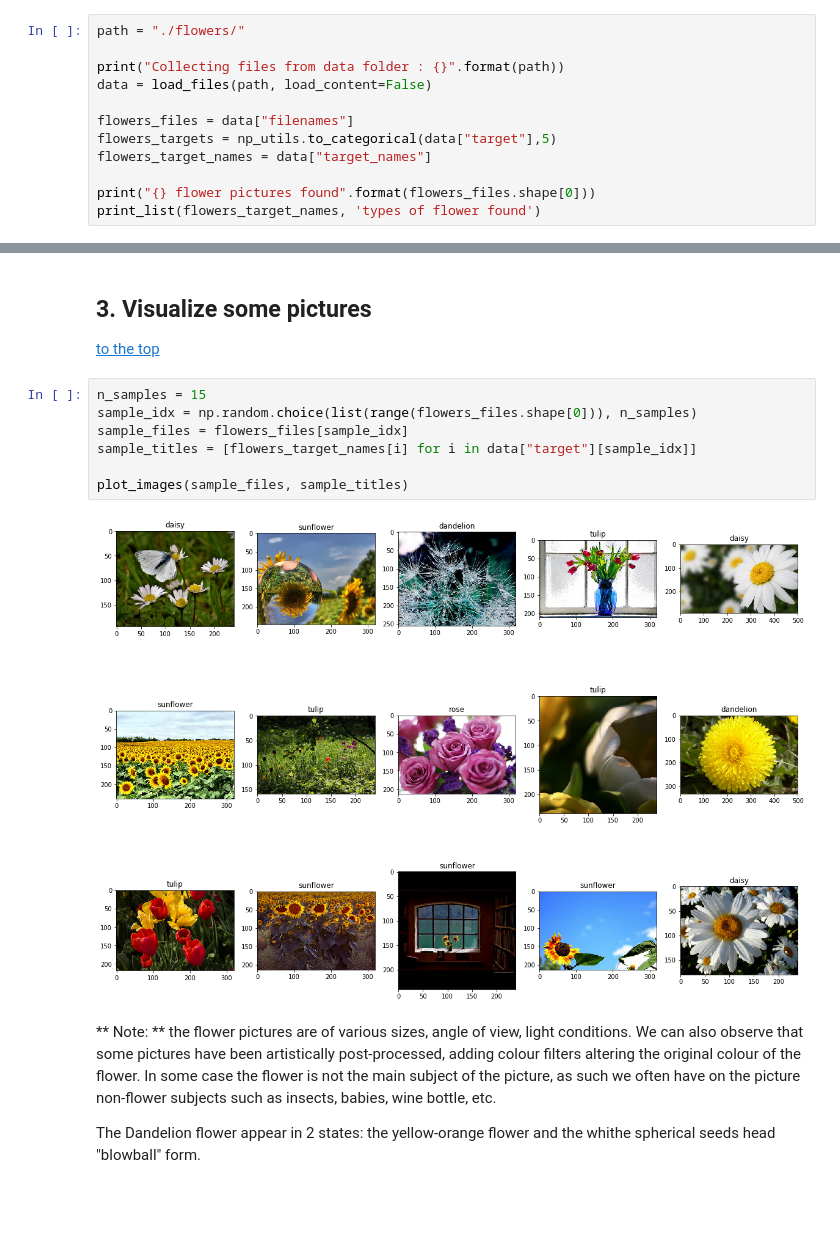
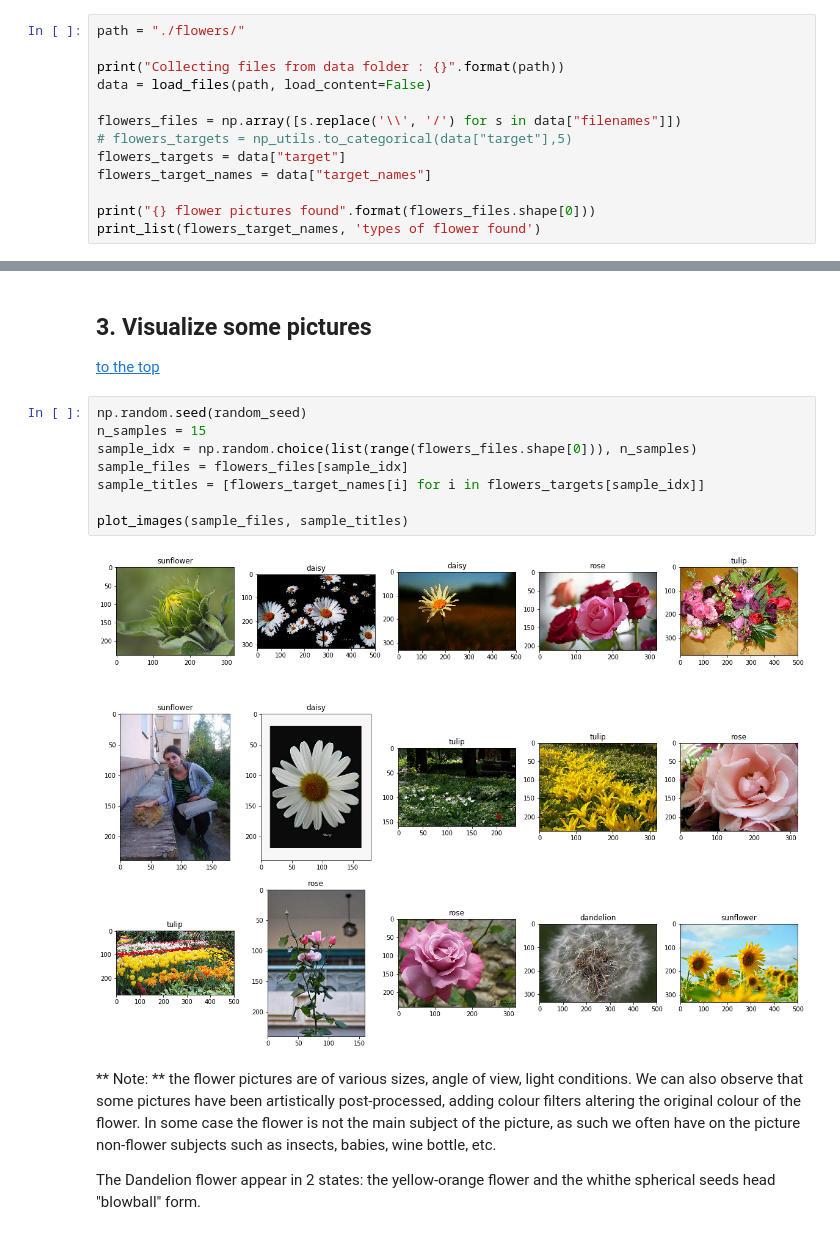
Before and after one commit to remi-ang/Udacity_MLND, a Jupyter notebook: capstone-project/Flowers Recognition.ipynb, the cells around one changed output, grey strips where cells are left out. Drawn from its saved outputs; the diff is of its cells as text; blank space fills up the shorter version.

Commit message:
Capstone project - Data preparation and model construction

```diff
--- a/capstone-project/Flowers Recognition.ipynb
+++ b/capstone-project/Flowers Recognition.ipynb
@@ -98,8 +139,9 @@ path = "./flowers/"
 print("Collecting files from data folder : {}".format(path))
 data = load_files(path, load_content=False)
 
-flowers_files = data["filenames"]
-flowers_targets = np_utils.to_categorical(data["target"],5)
+flowers_files = np.array([s.replace('\\', '/') for s in data["filenames"]])
+# flowers_targets = np_utils.to_categorical(data["target"],5)
+flowers_targets = data["target"]
 flowers_target_names = data["target_names"]
 
 print("{} flower pictures found".format(flowers_files.shape[0]))
@@ -118,14 +160,15 @@ Collecting files from data folder : ./flowers/
 ##  3. Visualize some pictures
 [to the top](#top)
 # %%
+np.random.seed(random_seed)
 n_samples = 15
 sample_idx = np.random.choice(list(range(flowers_files.shape[0])), n_samples)
 sample_files = flowers_files[sample_idx]
-sample_titles = [flowers_target_names[i] for i in data["target"][sample_idx]]
+sample_titles = [flowers_target_names[i] for i in flowers_targets[sample_idx]]
 
 plot_images(sample_files, sample_titles)
 # %% [output]
-[figure, old version]
+[figure, new version]
 # %% [markdown]
 ** Note: ** the flower pictures are of various sizes, angle of view, light conditions. We can also observe that some pictures have been artistically post-processed, adding colour filters altering the original colour of the flower.
 In some case the flower is not the main subject of the picture, as such we often have on the picture non-flower subjects such as insects, babies, wine bottle, etc.
```
Also changed, not shown: parts of 28 cells of this notebook, 2 other files.
